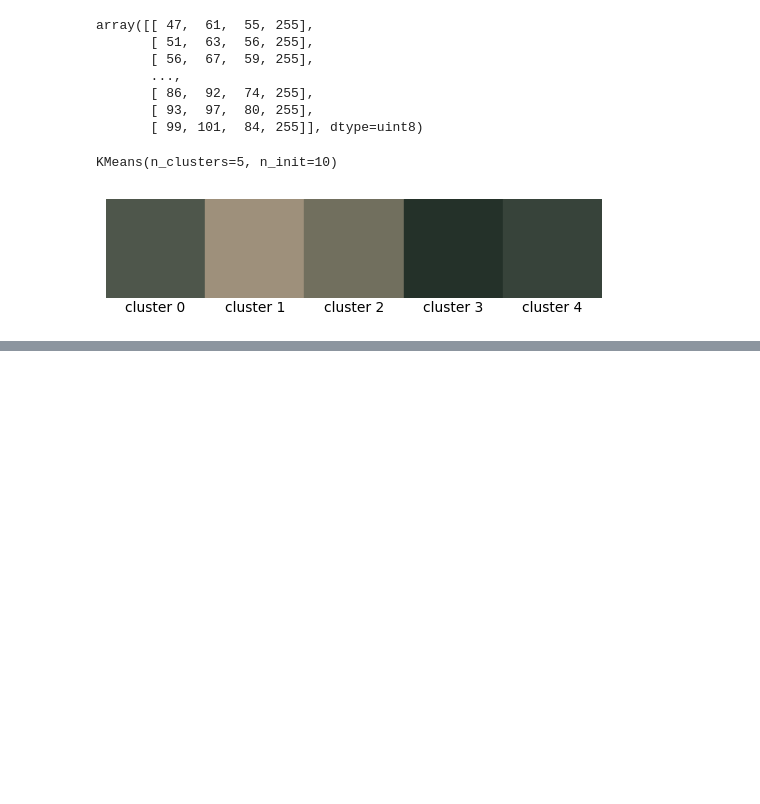
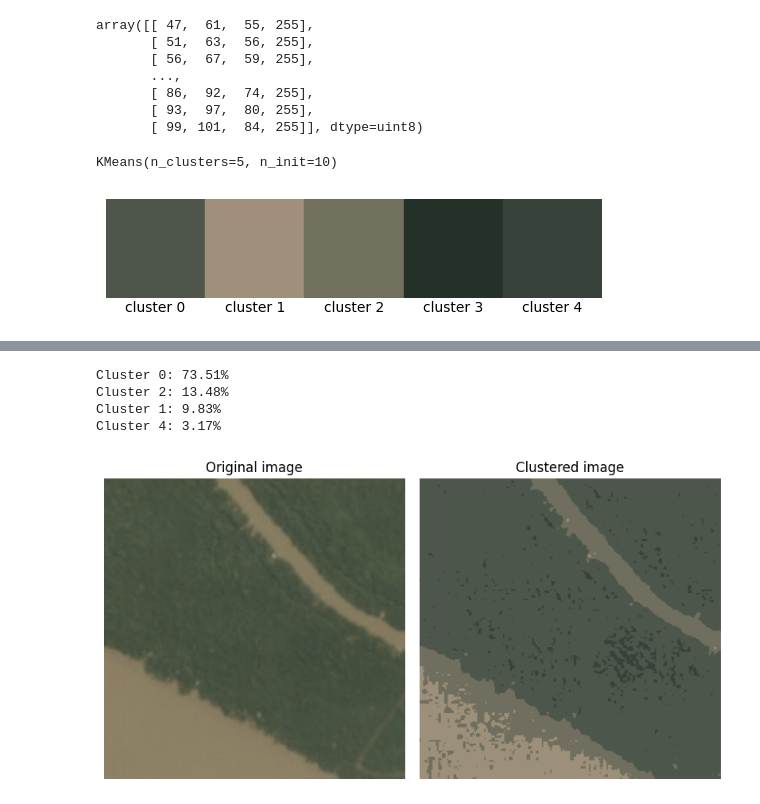
Before and after one commit to vinifm/puc_satellite_deforestation, a Jupyter notebook: code/kmeans.ipynb, the cells around one changed output, grey strips where cells are left out. Cells and saved outputs as stored; diff of their text form; code cells hidden in the pictures; blank space fills up the shorter version.

```diff
--- a/code/kmeans.ipynb
+++ b/code/kmeans.ipynb
@@ -118,0 +95,8 @@ Predicted clusters shape: (65536,)
+# %%
+print_prediction('../images/clear_images/train_39888.jpg', kmeans)
+# %% [output]
+Cluster 0: 73.51%
+Cluster 2: 13.48%
+Cluster 1: 9.83%
+Cluster 4: 3.17%
+[figure, added]
```
Also changed, not shown: parts of 7 cells of this notebook, 4 other files.
